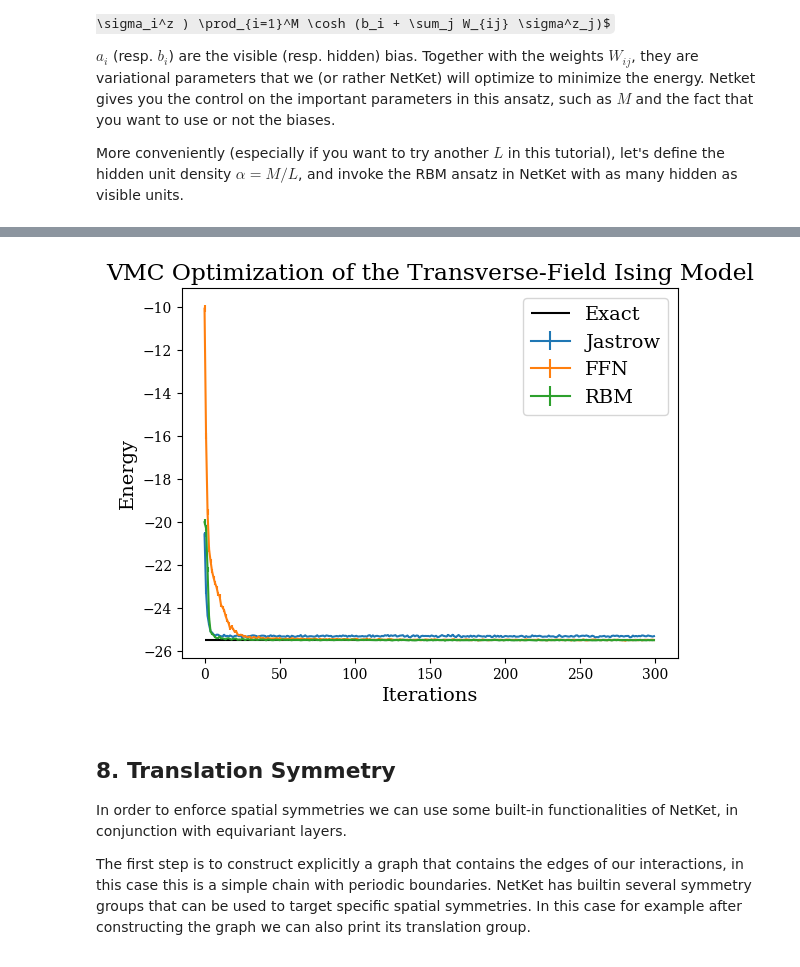
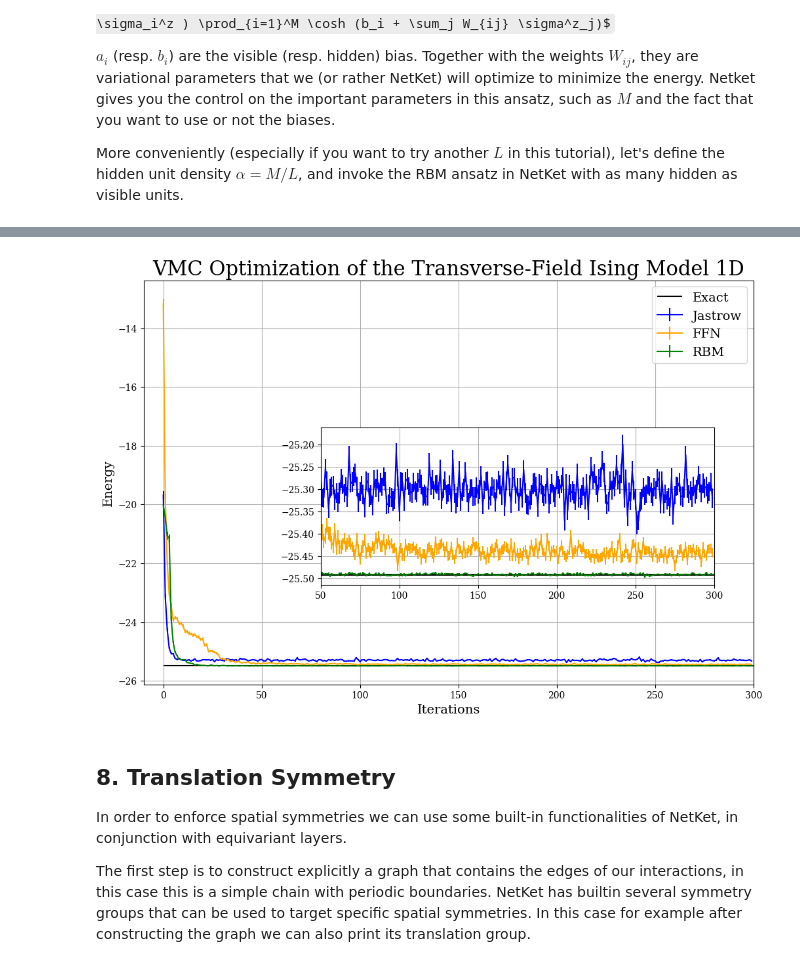
Before and after one commit to sudipta-on/Quantum-Many-Body-Problem-using-Netket, a Jupyter notebook: Ising_Model_1D.ipynb, the cells around one changed output, grey strips where cells are left out. Drawn from its saved outputs; the diff is of its cells as text; code cells hidden in the pictures; some formulas as TeX source.

```diff
--- a/Ising_Model_1D.ipynb
+++ b/Ising_Model_1D.ipynb
@@ -452,17 +452,28 @@ relative error   : 0.949419861993681
 # %%
 data_RBM = log.data
 
-plt.errorbar(data_jastrow["Energy"].iters, data_jastrow["Energy"].Mean, yerr=data_jastrow["Energy"].Sigma, label="Jastrow")
-plt.errorbar(data_FFN["Energy"].iters, data_FFN["Energy"].Mean, yerr=data_FFN["Energy"].Sigma, label="FFN")
-plt.errorbar(data_RBM["Energy"].iters, data_RBM["Energy"].Mean, yerr=data_RBM["Energy"].Sigma, label="RBM")
+plt.figure(figsize=(12, 8))
+plt.errorbar(data_jastrow["Energy"].iters, data_jastrow["Energy"].Mean,c= 'b', yerr=data_jastrow["Energy"].Sigma, label="Jastrow")
+plt.errorbar(data_FFN["Energy"].iters, data_FFN["Energy"].Mean,c= 'orange', yerr=data_FFN["Energy"].Sigma, label="FFN")
+plt.errorbar(data_RBM["Energy"].iters, data_RBM["Energy"].Mean,c = 'g', yerr=data_RBM["Energy"].Sigma, label="RBM")
 plt.hlines([E_gs], xmin=0, xmax=300, color='black', label="Exact")
 plt.legend()
-plt.title("VMC Optimization of the Transverse-Field Ising Model")
+plt.title("VMC Optimization of the Transverse-Field Ising Model 1D", fontsize = 22)
 plt.xlabel('Iterations')
 plt.ylabel('Energy')
+plt.grid()
+plt.xlim(-10,300)
+#Zoomed Portion
+sub_axes = plt.axes([0.35,0.3,0.5,0.3])
+sub_axes.errorbar(data_RBM["Energy"].iters[50:], data_RBM["Energy"].Mean[50:],c= 'g',yerr = data_RBM["Energy"].Sigma[50:])
+sub_axes.errorbar(data_jastrow["Energy"].iters[50:], data_jastrow["Energy"].Mean[50:],c ='b',yerr = data_jastrow["Energy"].Sigma[50:])
+sub_axes.errorbar(data_FFN["Energy"].iters[50:], data_FFN["Energy"].Mean[50:],c = 'orange',yerr = data_FFN["Energy"].Sigma[50:])
+sub_axes.axhline(y=eig_vals[0], xmin=0, xmax=data_RBM["Energy"].iters[-1], linewidth=2, color="k", label="Exact")
+plt.xlim(50,300)
+plt.grid()
 plt.show()
 # %% [output]
-[figure, old version]
+[figure, new version]
 # %% [markdown]
 ## 8. Translation Symmetry
 
```
Also changed, not shown: parts of 21 cells of this notebook.
